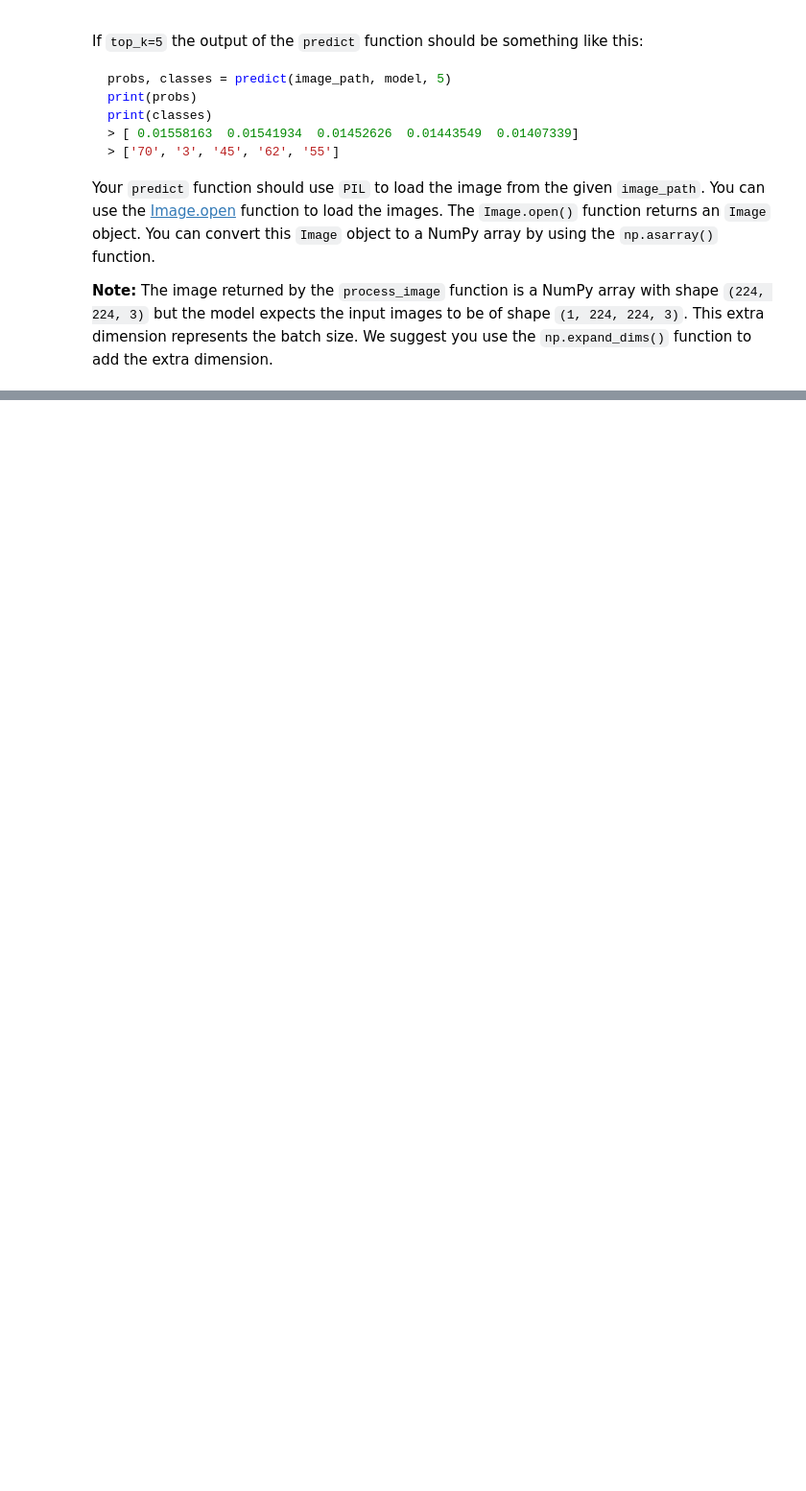
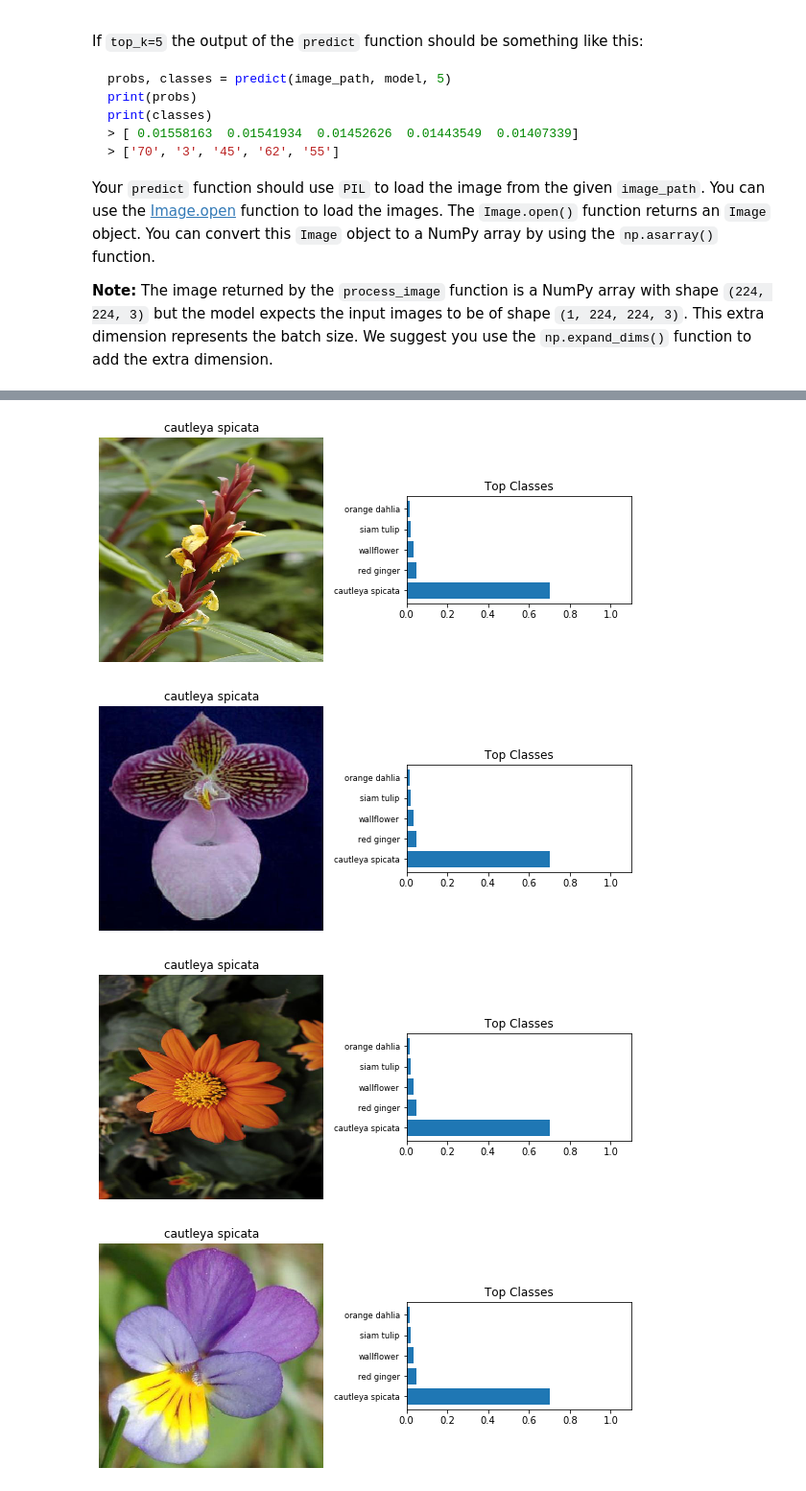
Before and after one commit to AhmedAlsudairi/Image-Classifier, a Jupyter notebook: Project_Image_Classifier_Project.ipynb, the cells around one changed output, grey strips where cells are left out. Shown at 96% size. Cells and saved outputs as stored; diff of their text form; code cells hidden in the pictures; blank space fills up the shorter version.

```diff
--- a/Project_Image_Classifier_Project.ipynb
+++ b/Project_Image_Classifier_Project.ipynb
@@ -511,3 +522,16 @@ Your `predict` function should use `PIL` to load the image from the given `image
+# %%
+def decode_text_for_array(array_of_labels):
+  for index, value in enumerate(array_of_labels):
+    array_of_labels[index] = value.decode('utf-8')
+  return array_of_labels
+# %%
+def process_label_text_array(top_k_prediction_indices):
+  top_k_prediction_indices_incremented_by_one = tf.map_fn(increment_label_by_one, top_k_prediction_indices)
+  top_k_prediction_indices_as_string = tf.strings.as_string(top_k_prediction_indices_incremented_by_one)
+  top_k_prediction_indices_squeezed = tf.squeeze(top_k_prediction_indices_as_string)
+  top_k_prediction_indices_as_array = top_k_prediction_indices_squeezed.numpy()
+  top_k_prediction_indices_decoded_text = decode_text_for_array(top_k_prediction_indices_as_array)
+  return top_k_prediction_indices_decoded_text
 # %%
 # TODO: Create the predict function
 def predict(image_path, model):
@@ -515,9 +539,9 @@ def predict(image_path, model):
     image_numpy = np.asarray(image)
     expanded_image = np.expand_dims(process_image(image_numpy), axis=0)
     result = model.predict(expanded_image)
-    top_k = tf.math.top_k(result, k=top_k, sorted=True)
+    top_k = tf.math.top_k(result, k=5, sorted=True)
     probs = tf.squeeze(top_k.values).numpy()
-    classes = top_k.indices
+    classes = process_label_text_array(top_k.indices)
     return probs, classes
 # %% [markdown]
 # Sanity Check
@@ -534,4 +558,10 @@ In the cell below use `matplotlib` to plot the input image alongside the probabi
 <img src='assets/inference_example.png' width=600px>
 
 You can convert from the class integer labels to actual flower names using `class_names`.
+# %%
+def get_image(image_path):
+    im = Image.open(image_path)
+    test_image = np.asarray(im)
+    processed_test_image = process_image(test_image)
+    return processed_test_image
 # %%
@@ -557,0 +583,26 @@ KeyError: 40
+# %%
+# TODO: Plot the input image along with the top 5 classes
+first_image = get_image('./test_images/cautleya_spicata.jpg')
+first_image_probs, first_image_classes = predict('./test_images/cautleya_spicata.jpg',reloaded_keras_model)
+
+plot_image_with_classes(first_image, first_image_probs, first_image_classes)
+
+second_image = get_image('./test_images/hard-leaved_pocket_orchid.jpg')
+second_image_probs, second_image_classes = predict('./test_images/cautleya_spicata.jpg',reloaded_keras_model)
+
+plot_image_with_classes(second_image, second_image_probs, second_image_classes)
+
+third_image = get_image('./test_images/orange_dahlia.jpg')
+third_image_probs, third_image_classes = predict('./test_images/cautleya_spicata.jpg',reloaded_keras_model)
+
+plot_image_with_classes(third_image, third_image_probs, third_image_classes)
+
+fourth_image = get_image('./test_images/wild_pansy.jpg')
+fourth_image_probs, fourth_image_classes = predict('./test_images/cautleya_spicata.jpg',reloaded_keras_model)
+
+plot_image_with_classes(fourth_image, fourth_image_probs, fourth_image_classes)
+# %% [output]
+[figure, added]
+[figure, added]
+[figure, added]
+[figure, added]
```
Also changed, not shown: parts of 4 cells of this notebook.
